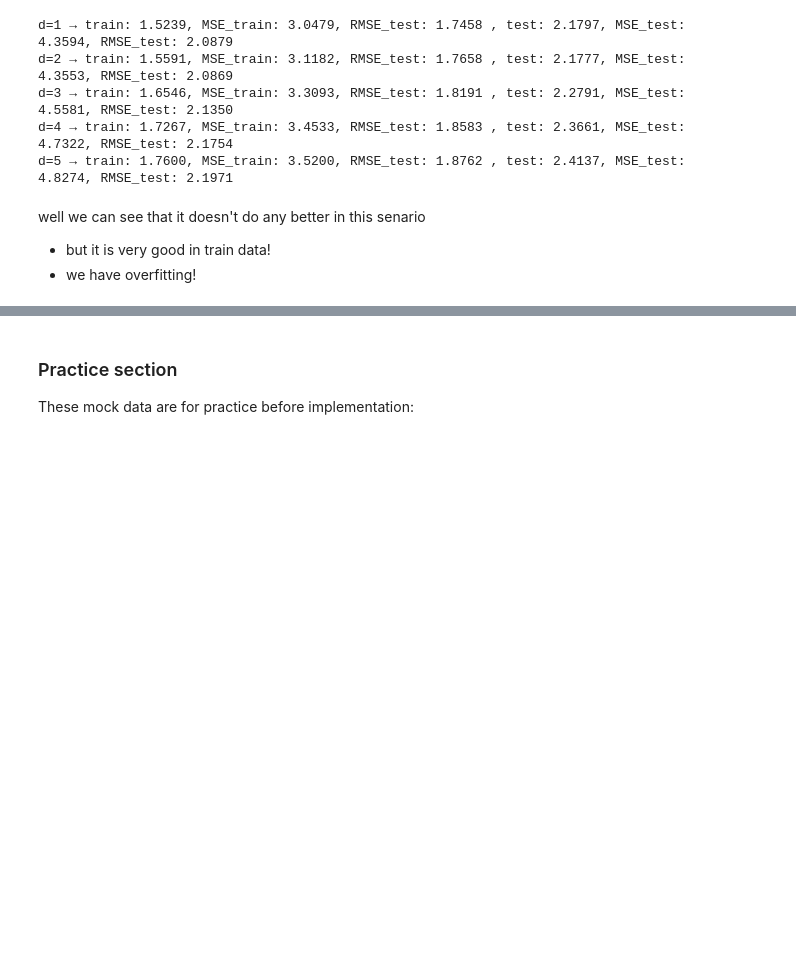
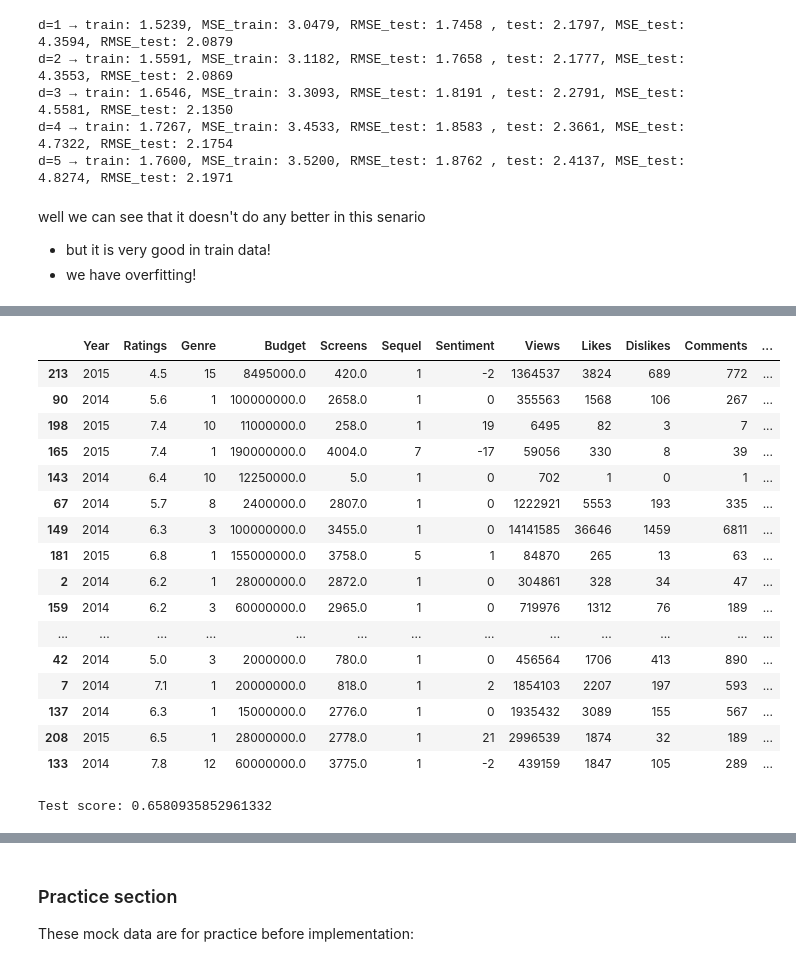
Before and after one commit to ErfanMasoudiBA/GenAI-Vision-Bootcamp, a Jupyter notebook: 02_supervised_machine_learning/یادگیری ماشین نظارت شده/پروژه/notebooks/practice01.ipynb, the cells around one changed output, grey strips where cells are left out. Drawn from its saved outputs; the diff is of its cells as text; code cells hidden in the pictures; blank space fills up the shorter version.

```diff
--- a/02_supervised_machine_learning/یادگیری ماشین نظارت شده/پروژه/notebooks/practice01.ipynb
+++ b/02_supervised_machine_learning/یادگیری ماشین نظارت شده/پروژه/notebooks/practice01.ipynb
@@ -650,0 +748,9 @@ well we can see that it doesn't do any better in this senario
+# %%
+analyzer = SentimentIntensityAnalyzer()
+
+def get_sentiment(text)-> float:
+    return analyzer.polarity_scores(str(text))['compound']
+
+X_train['Movie_Sentiment'] = X_train['Movie'].apply(get_sentiment)
+
+X_train[['Movie', 'Movie_Sentiment']]
@@ -650,0 +919,4 @@ well we can see that it doesn't do any better in this senario
+# %%
+X_test['Movie_Sentiment'] = X_test['Movie'].apply(get_sentiment)
+
+X_test[['Movie', 'Movie_Sentiment']]
@@ -650,0 +941,29 @@ well we can see that it doesn't do any better in this senario
+# %%
+X_test.drop(columns=["Movie"], axis=1, inplace=True)
+X_test
+# %% [output]
+|  | Year | Ratings | Genre | Budget | Screens | Sequel | Sentiment | Views | Likes | Dislikes | Comments | ... |
+| 213 | 2015 | 4.5 | 15 | 8495000.0 | 420.0 | 1 | -2 | 1364537 | 3824 | 689 | 772 | ... |
+| 90 | 2014 | 5.6 | 1 | 100000000.0 | 2658.0 | 1 | 0 | 355563 | 1568 | 106 | 267 | ... |
+| 198 | 2015 | 7.4 | 10 | 11000000.0 | 258.0 | 1 | 19 | 6495 | 82 | 3 | 7 | ... |
+| 165 | 2015 | 7.4 | 1 | 190000000.0 | 4004.0 | 7 | -17 | 59056 | 330 | 8 | 39 | ... |
+| 143 | 2014 | 6.4 | 10 | 12250000.0 | 5.0 | 1 | 0 | 702 | 1 | 0 | 1 | ... |
+| 67 | 2014 | 5.7 | 8 | 2400000.0 | 2807.0 | 1 | 0 | 1222921 | 5553 | 193 | 335 | ... |
+| 149 | 2014 | 6.3 | 3 | 100000000.0 | 3455.0 | 1 | 0 | 14141585 | 36646 | 1459 | 6811 | ... |
+| 181 | 2015 | 6.8 | 1 | 155000000.0 | 3758.0 | 5 | 1 | 84870 | 265 | 13 | 63 | ... |
+| 2 | 2014 | 6.2 | 1 | 28000000.0 | 2872.0 | 1 | 0 | 304861 | 328 | 34 | 47 | ... |
+| 159 | 2014 | 6.2 | 3 | 60000000.0 | 2965.0 | 1 | 0 | 719976 | 1312 | 76 | 189 | ... |
+| ... | ... | ... | ... | ... | ... | ... | ... | ... | ... | ... | ... | ... |
+| 42 | 2014 | 5.0 | 3 | 2000000.0 | 780.0 | 1 | 0 | 456564 | 1706 | 413 | 890 | ... |
+| 7 | 2014 | 7.1 | 1 | 20000000.0 | 818.0 | 1 | 2 | 1854103 | 2207 | 197 | 593 | ... |
+| 137 | 2014 | 6.3 | 1 | 15000000.0 | 2776.0 | 1 | 0 | 1935432 | 3089 | 155 | 567 | ... |
+| 208 | 2015 | 6.5 | 1 | 28000000.0 | 2778.0 | 1 | 21 | 2996539 | 1874 | 32 | 189 | ... |
+| 133 | 2014 | 7.8 | 12 | 60000000.0 | 3775.0 | 1 | -2 | 439159 | 1847 | 105 | 289 | ... |
+# %%
+X_test_scaled = x_scaler.transform(X_test)
+y_test_scaled = y_scaler.transform(np.array(Y_test).reshape(-1, 1))
+
+print("Test score:", reg.score(X_test_scaled, y_test_scaled))
+y_pred_scaled  = reg.predict(X_test_scaled)
+# %% [output]
+Test score: 0.6580935852961332
```
Also changed, not shown: parts of 35 cells of this notebook, 4 other files.
